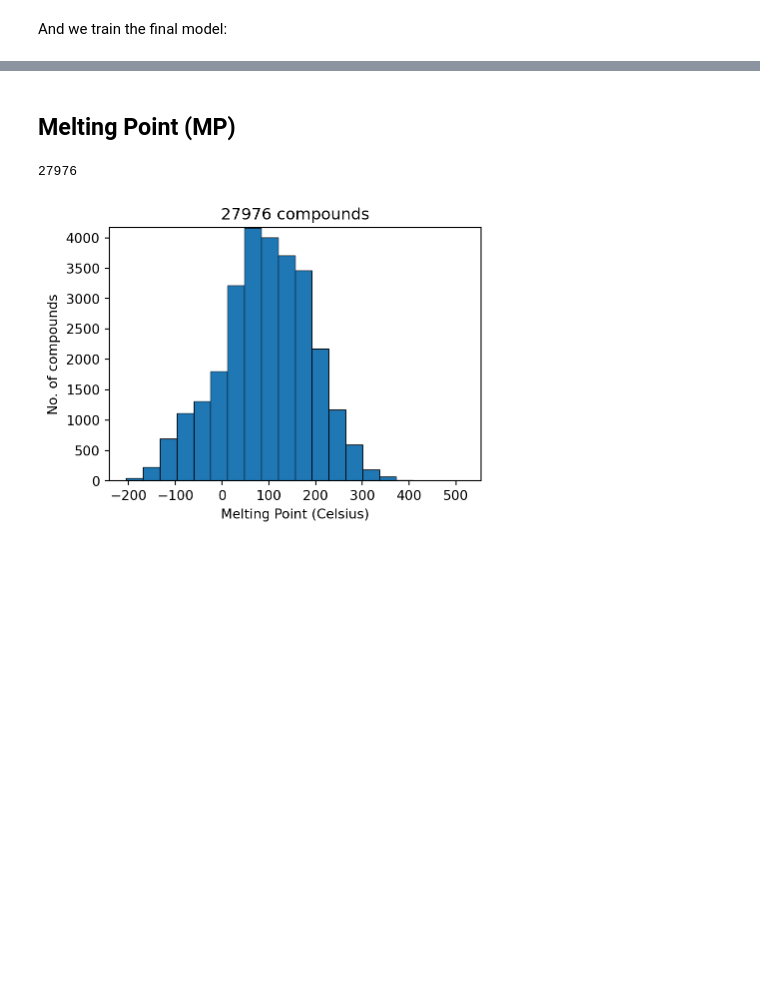
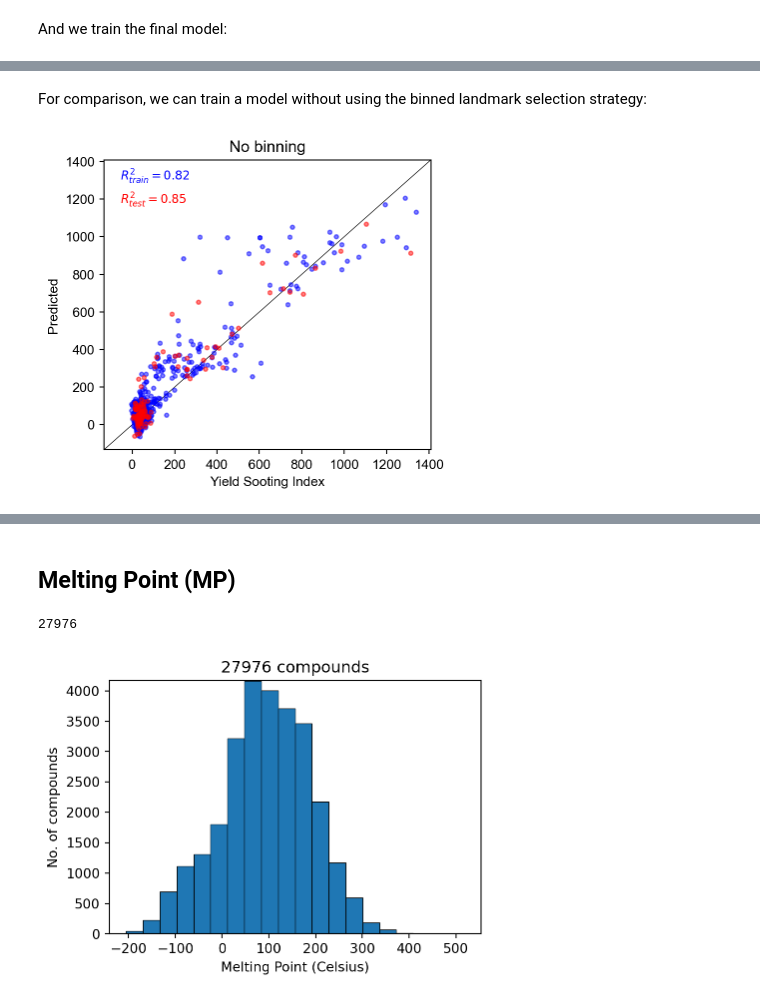
Before and after one commit to LBLQMM/MACAW, a Jupyter notebook: notebooks/N1-Fuel Properties.ipynb, the cells around one changed output, grey strips where cells are left out. Drawn from its saved outputs; the diff is of its cells as text; code cells hidden in the pictures; blank space fills up the shorter version.

Commit message:
Added YSI results to Notebook 1 with binned selection disabled

```diff
--- a/notebooks/N1-Fuel Properties.ipynb
+++ b/notebooks/N1-Fuel Properties.ipynb
@@ -356,0 +354,31 @@ parity_plot(x=y_train,y=y_train_pred,x_test=y_test,y_test=y_test_pred, xlabel="Y
+# %% [markdown]
+For comparison, we can train a model without using the binned landmark selection strategy:
+# %%
+mcw = MACAW(type_fp='atompairs', metric='blay-roger', random_state=29)
+
+X_train = mcw.fit_transform(smi_train)
+# %%
+nbins = 10
+leny = len(y_train)
+bins = np.linspace(min(y_train), max(y_train), nbins+1)
+y_binned = np.digitize(y_train, bins[:-1])
+weights = [1./nbins]*leny
+for i in range(leny):
+    weights[i] = weights[i]/sum(y_binned==y_binned[i])
+weights = np.asarray(weights)
+weights = weights/weights.mean()
+# %%
+regr = SVR(kernel = 'rbf', C=500, epsilon=20)
+regr.fit(X_train,y_train, sample_weight=weights)
+
+# Train set predictions
+y_train_pred = regr.predict(X_train)
+
+# Test set predictions
+X_test = mcw.transform(smi_test)
+y_test_pred = regr.predict(X_test)
+
+# Parity plot
+parity_plot(x=y_train,y=y_train_pred,x_test=y_test,y_test=y_test_pred, xlabel="Yield Sooting Index", title="No binning")
+# %% [output]
+[figure, added]
```
Also changed, not shown: parts of 8 cells of this notebook, 1 other file.
